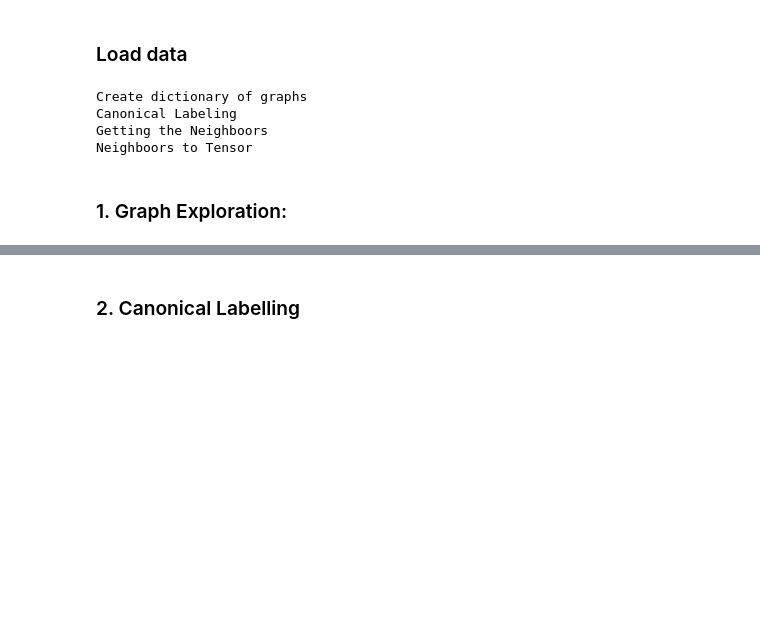
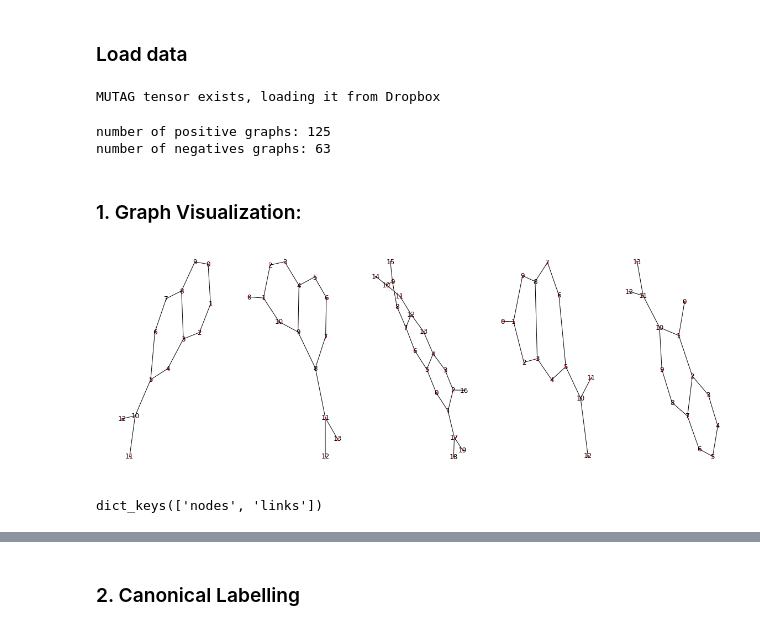
Before and after one commit to jdc08161063/PatchyCapsules, a Jupyter notebook: GraphsExploration.ipynb, the cells around one changed output, grey strips where cells are left out. Cells and saved outputs as stored; diff of their text form; code cells hidden in the pictures; blank space fills up the shorter version.

```diff
--- a/GraphsExploration.ipynb
+++ b/GraphsExploration.ipynb
@@ -41,18 +50,16 @@ receptive_field = 10
 # %%
 # Get Tensor and Labels:
 PatchyConverter = GraphConverter(dataset_name, width, receptive_field)
-PatchyConverter.relabel_graphs()
+#PatchyConverter.relabel_graphs()
 graph_tensor = PatchyConverter.graphs_to_Patchy_tensor()
 
 # Getting the labels:
 dropbox_loader = DropboxLoader(dataset_name)
 labels = dropbox_loader.get_graph_label()
 graph_labels = np.array(labels.graph_label)
+graph_labels = pd.get_dummies(graph_labels)
 # %% [output]
-Create dictionary of graphs
-Canonical Labeling
-Getting the Neighboors
-Neighboors to Tensor
+MUTAG tensor exists, loading it from Dropbox
 # %%
 # Importing graph features:
 #df_edge_label = dropbox_loader.get_edge_label()
@@ -66,6 +70,16 @@ pos,neg = sorted(df_labels.label.unique())
 # %%
+# Mutag:
+# Label Types:
+neg,pos = sorted(graph_labels.columns.tolist())
+
 # Labels:
-df_labels=pd.DataFrame(df_labels,columns=['label'])
-idx_pos = list(np.array(df_labels[df_labels['label']==pos].index.tolist())+1)
-idx_neg = list(np.array(df_labels[df_labels['label']==neg].index.tolist())+1)
+label_col_name = 'label'
+df_labels=pd.DataFrame(labels.values,columns=[label_col_name])
+idx_pos = list(np.array(df_labels[df_labels[label_col_name]==pos].index.tolist())+1)
+print('number of positive graphs: {}'.format(len(idx_pos)))
+idx_neg = list(np.array(df_labels[df_labels[label_col_name]==neg].index.tolist())+1)
+print('number of negatives graphs: {}'.format(len(idx_neg)))
+# %% [output]
+number of positive graphs: 125
+number of negatives graphs: 63
 # %%
@@ -91,5 +98,5 @@ nodes_features = pd.get_dummies(df_node_label.label,
                                 sparse=True)
 nodes_features = nodes_features.T.reindex(feature_list).T.fillna(0)
 # %% [markdown]
-### 1. Graph Exploration:
+### 1. Graph Visualization:
 # %%
@@ -98,28 +105,41 @@ num_neg = len(idx_neg)
 # %%
 # rendering
 #idx_to_draw = idx_neg
 idx_to_draw = subs_neg
 num_idx = len(idx_to_draw)
 cols = 5
 rows = int(num_idx/cols)
 
-fig = plt.figure(1,figsize=(10,20))
+fig = plt.figure(1,figsize=(16,6))
 fig.suptitle("Negative Graph Examples")
 plt.clf()
 # compute a grid size that will fit all graphs on it (couple blanks likely)
 #nr = int(np.ceil(np.sqrt(len(indices))))
 
 fig, ax = plt.subplots(rows,cols, num=1,squeeze=False)
 
 
 for i,j in enumerate(idx_to_draw):
     ix = np.unravel_index(i, ax.shape)
     graph_edge_list = adj_dict[j]
     G = nx.Graph()
     G.add_edges_from(graph_edge_list.values)
-    pos = nx.spring_layout(G, iterations=200)
+    pos = nx.spring_layout(G, iterations=500)
     #plt.figure(figsize=(20,10))
     nx.draw(G,pos,with_labels=True,ax=ax[ix],node_size=5)
 
 plt.tight_layout()
 #plt.savefig('negative_graphs.png')
+# %% [output]
+[figure, added]
+# %%
+import json
+from urllib.request import urlopen
+import igraph as ig
+
+data = []
+req = urlopen("https://raw.githubusercontent.com/plotly/datasets/master/miserables.json")
+data = json.loads(req.read())
+print (data.keys())
+# %% [output]
+dict_keys(['nodes', 'links'])
```
Also changed, not shown: parts of 13 cells of this notebook, 3 other files.
